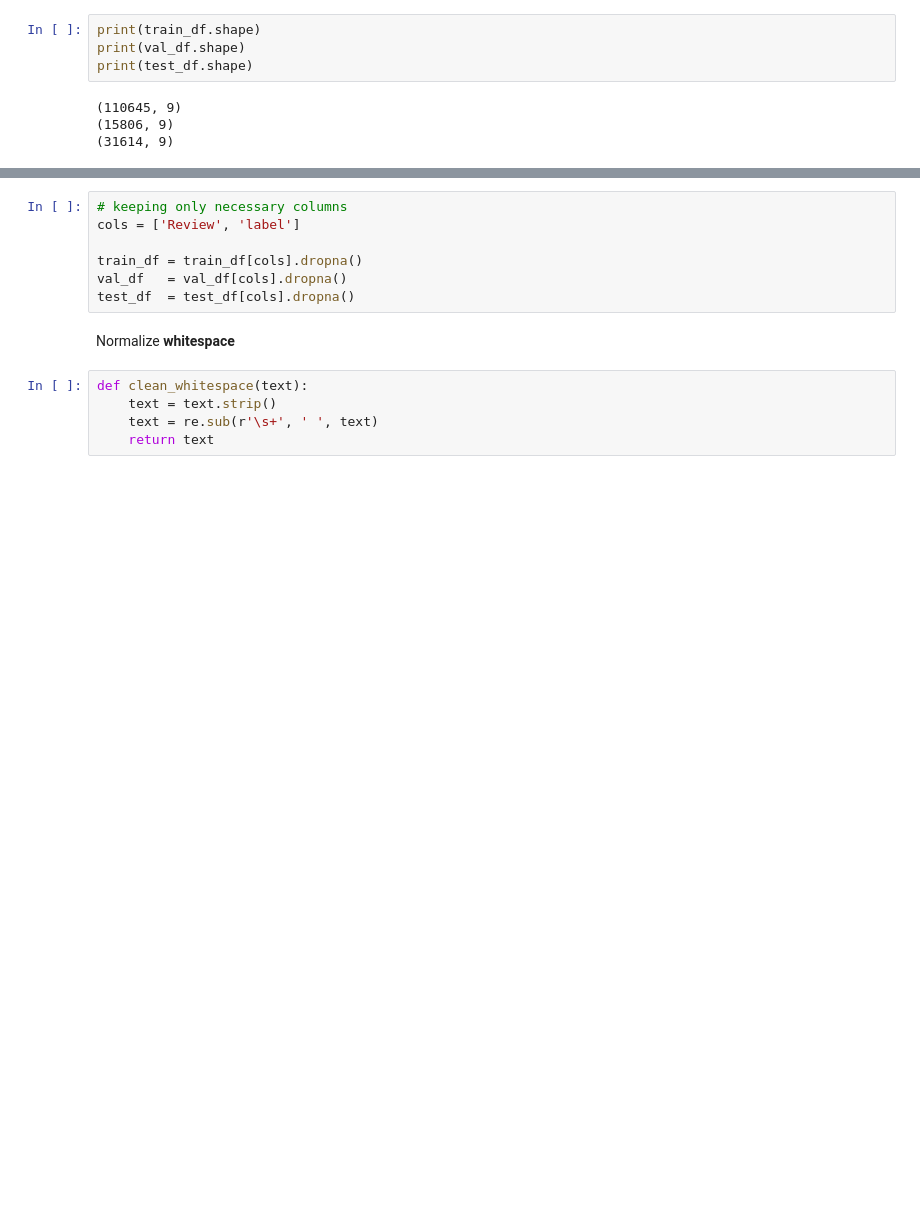
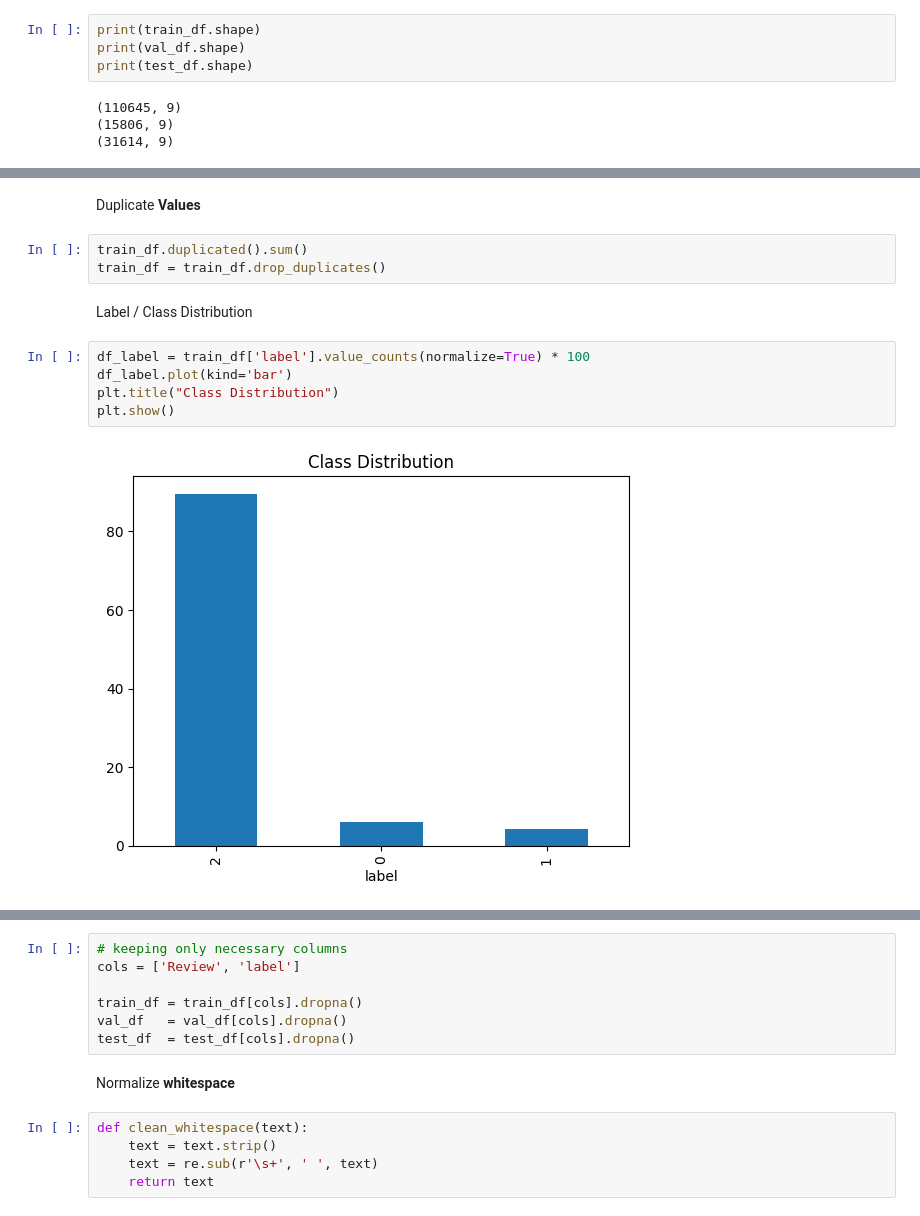
Before and after one commit to ridika-2004/Comparison_of_XLM-RoBERTa_and_BanglaBERT_on_Bengali_and_Code-Mixed_Dataset, a Jupyter notebook: Model Training/BanglaBook.ipynb, the cells around one changed output, grey strips where cells are left out. Drawn from its saved outputs; the diff is of its cells as text; blank space fills up the shorter version.

Commit message:
Check distributions

```diff
--- a/Model Training/BanglaBook.ipynb
+++ b/Model Training/BanglaBook.ipynb
@@ -25,0 +142,14 @@ print(test_df.shape)
+# %% [markdown]
+Duplicate **Values**
+# %%
+train_df.duplicated().sum()
+train_df = train_df.drop_duplicates()
+# %% [markdown]
+Label / Class Distribution
+# %%
+df_label = train_df['label'].value_counts(normalize=True) * 100
+df_label.plot(kind='bar')
+plt.title("Class Distribution")
+plt.show()
+# %% [output]
+[figure, added]
```
Also changed, not shown: parts of 13 cells of this notebook.
